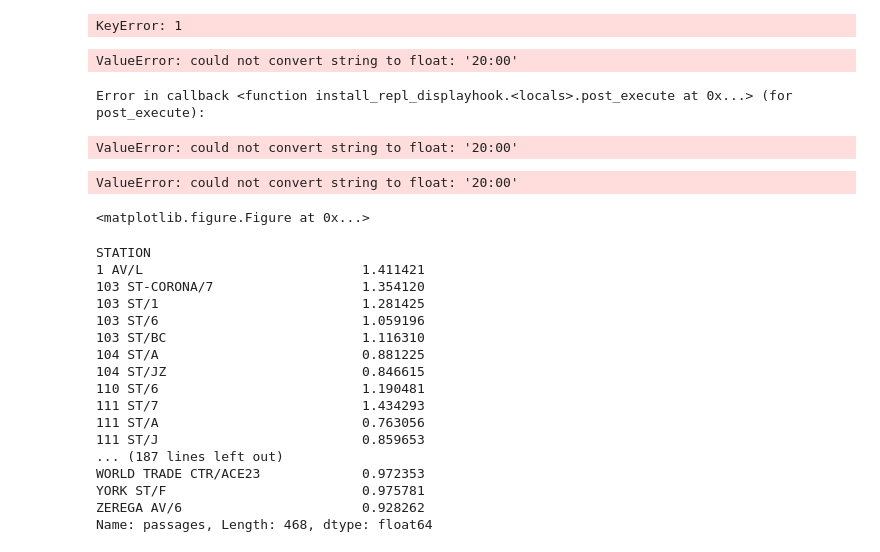
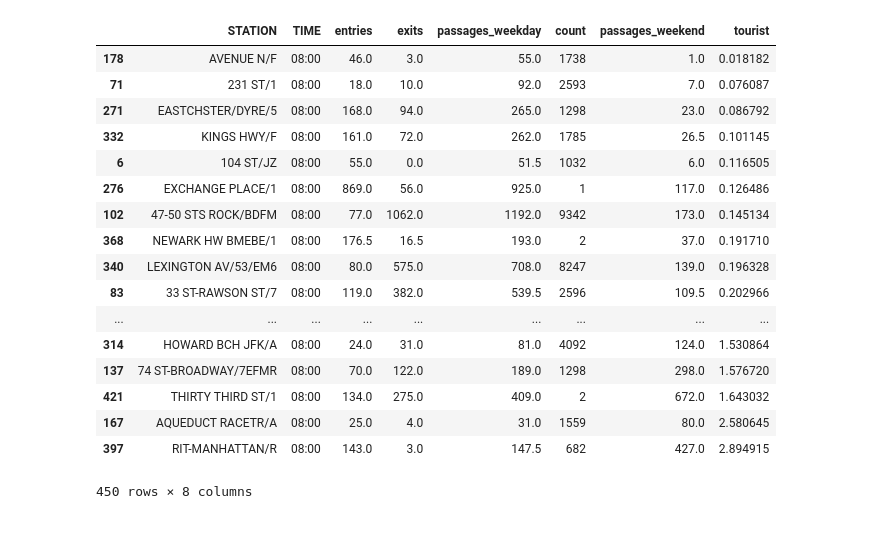
Before and after one commit to yeewill/New-York-City-Subway-Foot-Traffic, a Jupyter notebook: MTA V3 with weekend separated and weekdays.ipynb, the cells around one changed output. Drawn from its saved outputs; the diff is of its cells as text; code cells hidden in the pictures.

```diff
--- a/MTA V3 with weekend separated and weekdays.ipynb
+++ b/MTA V3 with weekend separated and weekdays.ipynb
@@ -214,0 +194,5 @@ tourist_index = df_weekend_median.groupby('STATION').sum()['passages']/df_weekda
+# %%
+weekend_noon =df_weekend_median[df_weekend_median.TIME =='12:00'].sort_values(by='STATION')
+weekend_noon =weekend_noon.drop(columns=['TIME','entries','exits','count'])
+weekend_noon =weekend_noon[weekend_noon.passages>0]
+weekend_noon
@@ -215,2 +218,4 @@ tourist_index = df_weekend_median.groupby('STATION').sum()['passages']/df_weekda
+# %%
+tourist_index = weekday_8am[:]
 # %%
-top_weekday=top_weekday.merge(tourist_index, how='inner', left_on="STATION",right_index =True, suffixes= ('','_tourist_index'))
+tourist_index = tourist_index.merge(weekend_noon, how= 'inner', left_on='STATION', right_on='STATION', suffixes= ['_weekday','_weekend'])
@@ -322,34 +222,23 @@ import matplotlib.pyplot as plt
-# %%
-g = sns.FacetGrid(saturday_for_plot,col ='STATION', row = 1)
-g = g.map(plt.hist('passages'))
-g
-# %% [output]
-KeyError: 1
-# %%
-plt.scatter(x=saturday_for_plot.passages, y=saturday_for_plot.TIME);
-# %% [output]
-ValueError: could not convert string to float: '20:00'
-Error in callback <function install_repl_displayhook.<locals>.post_execute at 0x...> (for post_execute):
-ValueError: could not convert string to float: '20:00'
-ValueError: could not convert string to float: '20:00'
-<matplotlib.figure.Figure at 0x...>
-# %%
-tourist_index[]
-# %% [output]
-STATION
-1 AV/L                            1.411421
-103 ST-CORONA/7                   1.354120
-103 ST/1                          1.281425
-103 ST/6                          1.059196
-103 ST/BC                         1.116310
-104 ST/A                          0.881225
-104 ST/JZ                         0.846615
-110 ST/6                          1.190481
-111 ST/7                          1.434293
-111 ST/A                          0.763056
-111 ST/J                          0.859653
-... (187 lines left out)
-WORLD TRADE CTR/ACE23             0.972353
-YORK ST/F                         0.975781
-ZEREGA AV/6                       0.928262
-Name: passages, Length: 468, dtype: float64
+# %%
+tourist_index['tourist'] = tourist_index.passages_weekend/tourist_index.passages_weekday
+# %%
+tourist_index.sort_values(by='tourist')
+# %% [output]
+|  | STATION | TIME | entries | exits | passages_weekday | count | passages_weekend | tourist |
+| 178 | AVENUE N/F | 08:00 | 46.0 | 3.0 | 55.0 | 1738 | 1.0 | 0.018182 |
+| 71 | 231 ST/1 | 08:00 | 18.0 | 10.0 | 92.0 | 2593 | 7.0 | 0.076087 |
+| 271 | EASTCHSTER/DYRE/5 | 08:00 | 168.0 | 94.0 | 265.0 | 1298 | 23.0 | 0.086792 |
+| 332 | KINGS HWY/F | 08:00 | 161.0 | 72.0 | 262.0 | 1785 | 26.5 | 0.101145 |
+| 6 | 104 ST/JZ | 08:00 | 55.0 | 0.0 | 51.5 | 1032 | 6.0 | 0.116505 |
+| 276 | EXCHANGE PLACE/1 | 08:00 | 869.0 | 56.0 | 925.0 | 1 | 117.0 | 0.126486 |
+| 102 | 47-50 STS ROCK/BDFM | 08:00 | 77.0 | 1062.0 | 1192.0 | 9342 | 173.0 | 0.145134 |
+| 368 | NEWARK HW BMEBE/1 | 08:00 | 176.5 | 16.5 | 193.0 | 2 | 37.0 | 0.191710 |
+| 340 | LEXINGTON AV/53/EM6 | 08:00 | 80.0 | 575.0 | 708.0 | 8247 | 139.0 | 0.196328 |
+| 83 | 33 ST-RAWSON ST/7 | 08:00 | 119.0 | 382.0 | 539.5 | 2596 | 109.5 | 0.202966 |
+| ... | ... | ... | ... | ... | ... | ... | ... | ... |
+| 314 | HOWARD BCH JFK/A | 08:00 | 24.0 | 31.0 | 81.0 | 4092 | 124.0 | 1.530864 |
+| 137 | 74 ST-BROADWAY/7EFMR | 08:00 | 70.0 | 122.0 | 189.0 | 1298 | 298.0 | 1.576720 |
+| 421 | THIRTY THIRD ST/1 | 08:00 | 134.0 | 275.0 | 409.0 | 2 | 672.0 | 1.643032 |
+| 167 | AQUEDUCT RACETR/A | 08:00 | 25.0 | 4.0 | 31.0 | 1559 | 80.0 | 2.580645 |
+| 397 | RIT-MANHATTAN/R | 08:00 | 143.0 | 3.0 | 147.5 | 682 | 427.0 | 2.894915 |
+450 rows × 8 columns
```
Also changed, not shown: parts of 33 cells of this notebook.
